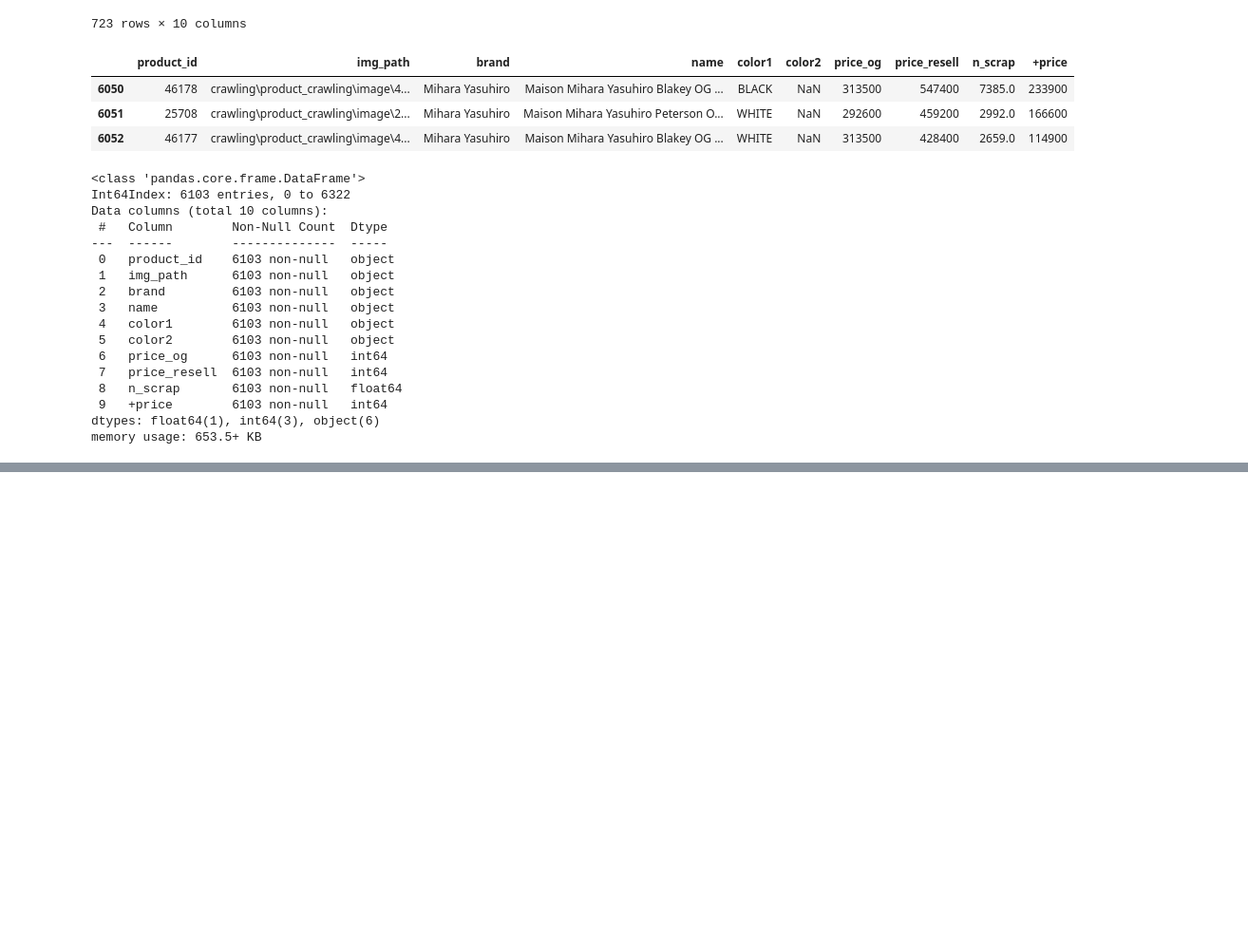
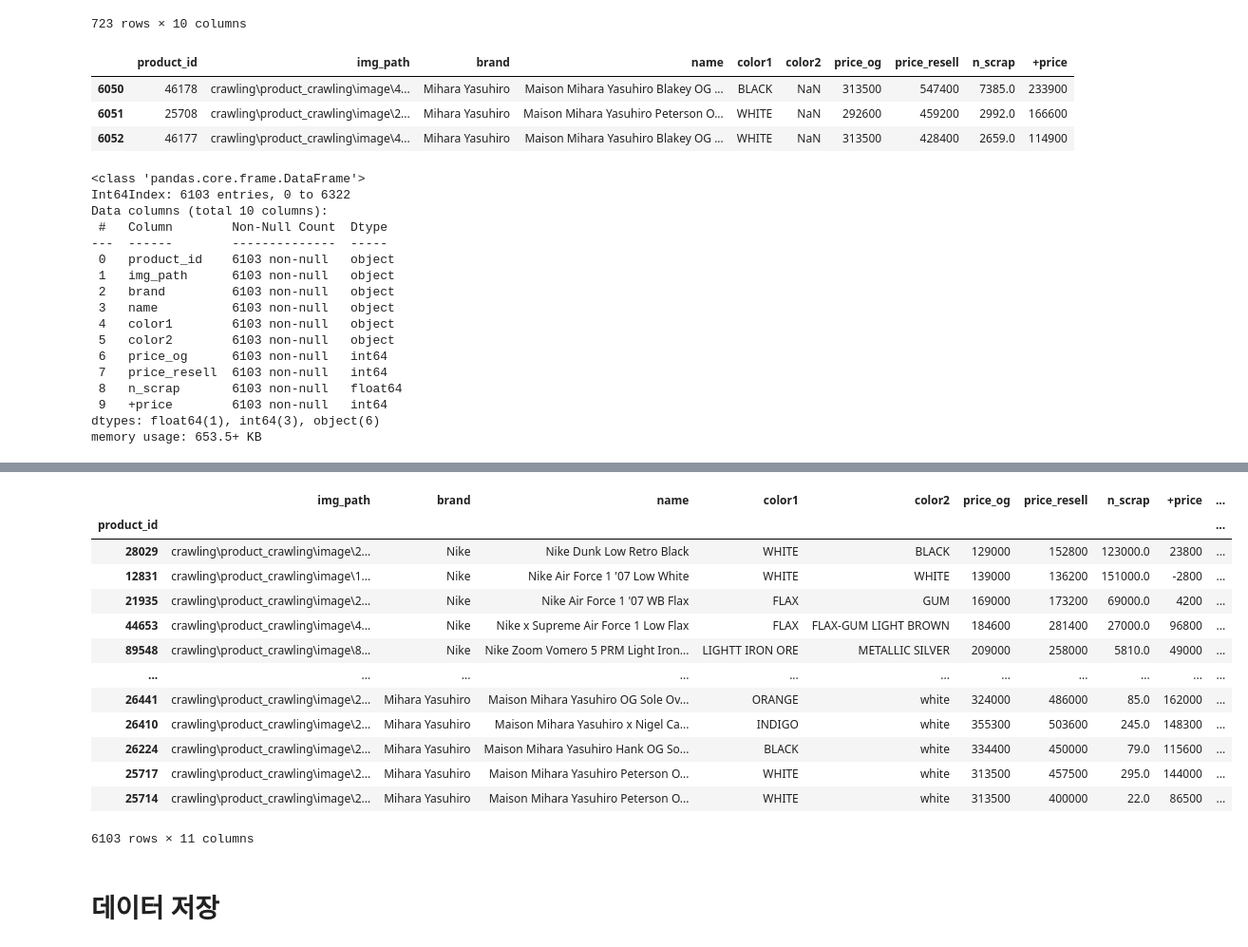
Before and after one commit to donghui-0126/mini-project, a Jupyter notebook: shoes-project/preprocess/data_preprocess.ipynb, the cells around one changed output, grey strips where cells are left out. Shown at 95% size. Saved outputs shown, nothing was run; the diff lists cells and outputs as text; code cells hidden in the pictures; blank space fills up the shorter version.

Commit message:
데이터 전처리(word embedding)

```diff
--- a/shoes-project/preprocess/data_preprocess.ipynb
+++ b/shoes-project/preprocess/data_preprocess.ipynb
@@ -184,0 +181,4 @@ df
+# %%
+bn_df = df[['brand', 'name']]
+bn_df['input_data'] = "brand:" + bn_df['brand'] +"/"+"name:" + bn_df['name']
+bn_df.head(5)
@@ -184,0 +193,4 @@ df
+# %%
+color_df = df[['color1', 'color2']]
+color_df['input_data'] = "color1:" + color_df['color1'] +"/"+"color2:" + color_df['color2']
+color_df.head(5)
@@ -184,0 +224,15 @@ df
+# %%
+# 브랜드/이름 단어임베딩
+BN_sentences = bn_df['input_data'].values
+
+BN_tokenizer = Tokenizer(num_words = 2000, oov_token="<OOV>")
+BN_tokenizer.fit_on_texts(BN_sentences)
+bn_word_index = BN_tokenizer.word_index
+
+tokenized_bn = BN_tokenizer.texts_to_sequences(BN_sentences)
+padded_bn = pad_sequences(tokenized_bn)
+
+bn_df['tokenized_input'] = list(padded_bn)
+
+print(bn_word_index)
+bn_df['tokenized_input']
@@ -184,0 +254,15 @@ df
+# %%
+# 색 단어 임베딩
+color_sentences = color_df['input_data'].values
+
+color_tokenizer = Tokenizer(num_words = 700, oov_token="<OOV>")
+color_tokenizer.fit_on_texts(color_sentences)
+color_word_index = color_tokenizer.word_index
+
+tokenized_color = color_tokenizer.texts_to_sequences(color_sentences)
+padded_color = pad_sequences(tokenized_color)
+
+color_df['tokenized_input'] = list(padded_color)
+
+print(color_word_index)
+color_df['tokenized_input']
@@ -185,2 +284,24 @@ df
+# %%
+df['tokenized_color'] = color_df['tokenized_input']
+df['tokenized_bn'] = bn_df['tokenized_input']
+
+df
+# %% [output]
+|  | img_path | brand | name | color1 | color2 | price_og | price_resell | n_scrap | +price | ... |
+| product_id |  |  |  |  |  |  |  |  |  | ... |
+| 28029 | crawling\product_crawling\image\2... | Nike | Nike Dunk Low Retro Black | WHITE | BLACK | 129000 | 152800 | 123000.0 | 23800 | ... |
+| 12831 | crawling\product_crawling\image\1... | Nike | Nike Air Force 1 '07 Low White | WHITE | WHITE | 139000 | 136200 | 151000.0 | -2800 | ... |
+| 21935 | crawling\product_crawling\image\2... | Nike | Nike Air Force 1 '07 WB Flax | FLAX | GUM | 169000 | 173200 | 69000.0 | 4200 | ... |
+| 44653 | crawling\product_crawling\image\4... | Nike | Nike x Supreme Air Force 1 Low Flax | FLAX | FLAX-GUM LIGHT BROWN | 184600 | 281400 | 27000.0 | 96800 | ... |
+| 89548 | crawling\product_crawling\image\8... | Nike | Nike Zoom Vomero 5 PRM Light Iron... | LIGHTT IRON ORE | METALLIC SILVER | 209000 | 258000 | 5810.0 | 49000 | ... |
+| ... | ... | ... | ... | ... | ... | ... | ... | ... | ... | ... |
+| 26441 | crawling\product_crawling\image\2... | Mihara Yasuhiro | Maison Mihara Yasuhiro OG Sole Ov... | ORANGE | white | 324000 | 486000 | 85.0 | 162000 | ... |
+| 26410 | crawling\product_crawling\image\2... | Mihara Yasuhiro | Maison Mihara Yasuhiro x Nigel Ca... | INDIGO | white | 355300 | 503600 | 245.0 | 148300 | ... |
+| 26224 | crawling\product_crawling\image\2... | Mihara Yasuhiro | Maison Mihara Yasuhiro Hank OG So... | BLACK | white | 334400 | 450000 | 79.0 | 115600 | ... |
+| 25717 | crawling\product_crawling\image\2... | Mihara Yasuhiro | Maison Mihara Yasuhiro Peterson O... | WHITE | white | 313500 | 457500 | 295.0 | 144000 | ... |
+| 25714 | crawling\product_crawling\image\2... | Mihara Yasuhiro | Maison Mihara Yasuhiro Peterson O... | WHITE | white | 313500 | 400000 | 22.0 | 86500 | ... |
+6103 rows × 11 columns
+# %% [markdown]
+# 데이터 저장
 # %%
 df.to_csv('/content/drive/MyDrive/kream_data/product_data_dpp.csv')
```
Also changed, not shown: parts of 12 cells of this notebook, 1 other file.
